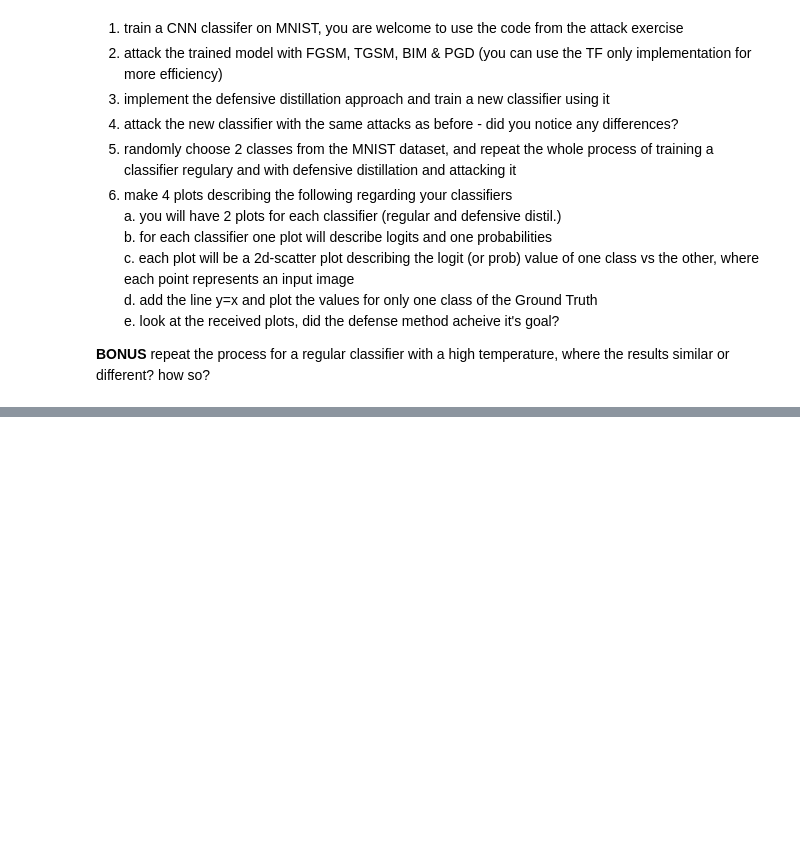
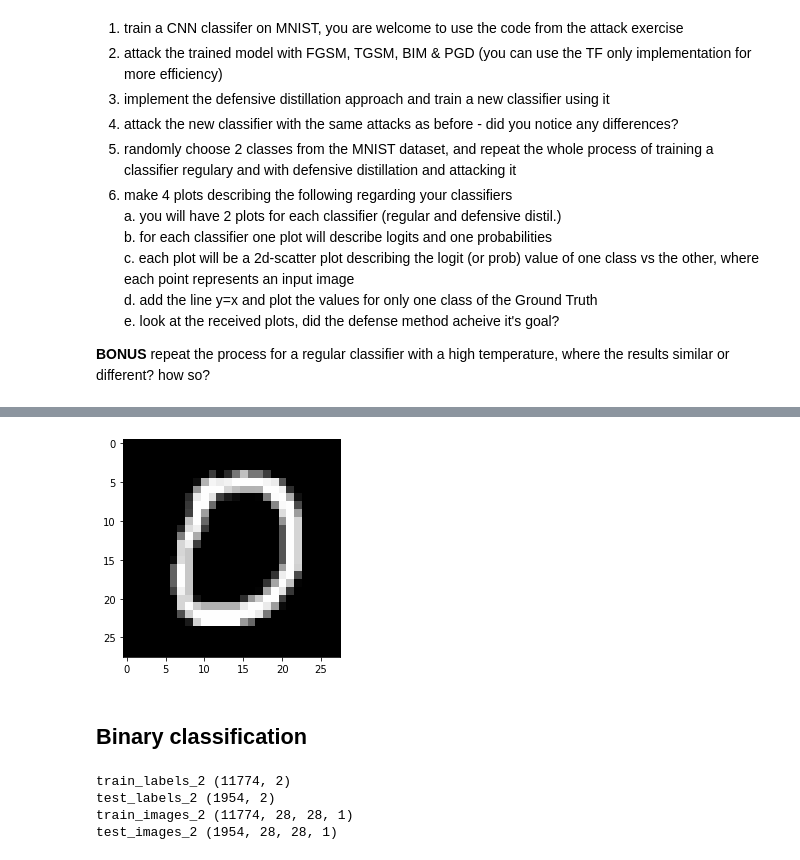
Before and after one commit to haroldbola/Course_Maphat, a Jupyter notebook: מודולים/רשתות נוירונים/8. Adversarial attacks and deffensive distilation/Adversarial Defenses - Defensive Distillation.ipynb, the cells around one changed output, grey strips where cells are left out. Cells and saved outputs as stored; diff of their text form; code cells hidden in the pictures; blank space fills up the shorter version.

```diff
--- a/מודולים/רשתות נוירונים/8. Adversarial attacks and deffensive distilation/Adversarial Defenses - Defensive Distillation.ipynb
+++ b/מודולים/רשתות נוירונים/8. Adversarial attacks and deffensive distilation/Adversarial Defenses - Defensive Distillation.ipynb
@@ -20,0 +260,5 @@ Be prepared to discuss this in depth with your instructor
+# %%
+adv_images = BasicIterativeMethod(student, test_images, test_labels,
+                                  iterations = 30, epsilon=4.0, iter_eps = 0.01)
+TestAttack(student, adv_images, test_images.numpy(), test_labels, targeted=False)
+# %% [output]
@@ -20,0 +268,24 @@ Be prepared to discuss this in depth with your instructor
+[figure, added]
+# %% [markdown]
+## Binary classification
+# %%
+wanted_classes = [0, 8]
+(_, train_labels_), (_, test_labels_) = keras.datasets.mnist.load_data()
+
+train_mask = (train_labels_ == wanted_classes[0]) | (train_labels_ == wanted_classes[1])
+test_mask = (test_labels_ == wanted_classes[0]) | (test_labels_ == wanted_classes[1])
+
+train_labels_2, train_images_2 = train_labels[train_mask], train_images[train_mask]
+test_labels_2, test_images_2 = test_labels[test_mask], test_images[test_mask]
+
+train_labels_2, test_labels_2 = train_labels_2[:, wanted_classes], test_labels_2[:, wanted_classes]
+
+print('train_labels_2', train_labels_2.shape)
+print('test_labels_2', test_labels_2.shape)
+print('train_images_2', train_images_2.shape)
+print('test_images_2', test_images_2.shape)
+# %% [output]
+train_labels_2 (11774, 2)
+test_labels_2 (1954, 2)
+train_images_2 (11774, 28, 28, 1)
+test_images_2 (1954, 28, 28, 1)
```
Also changed, not shown: parts of 31 cells of this notebook, 5 other files.
